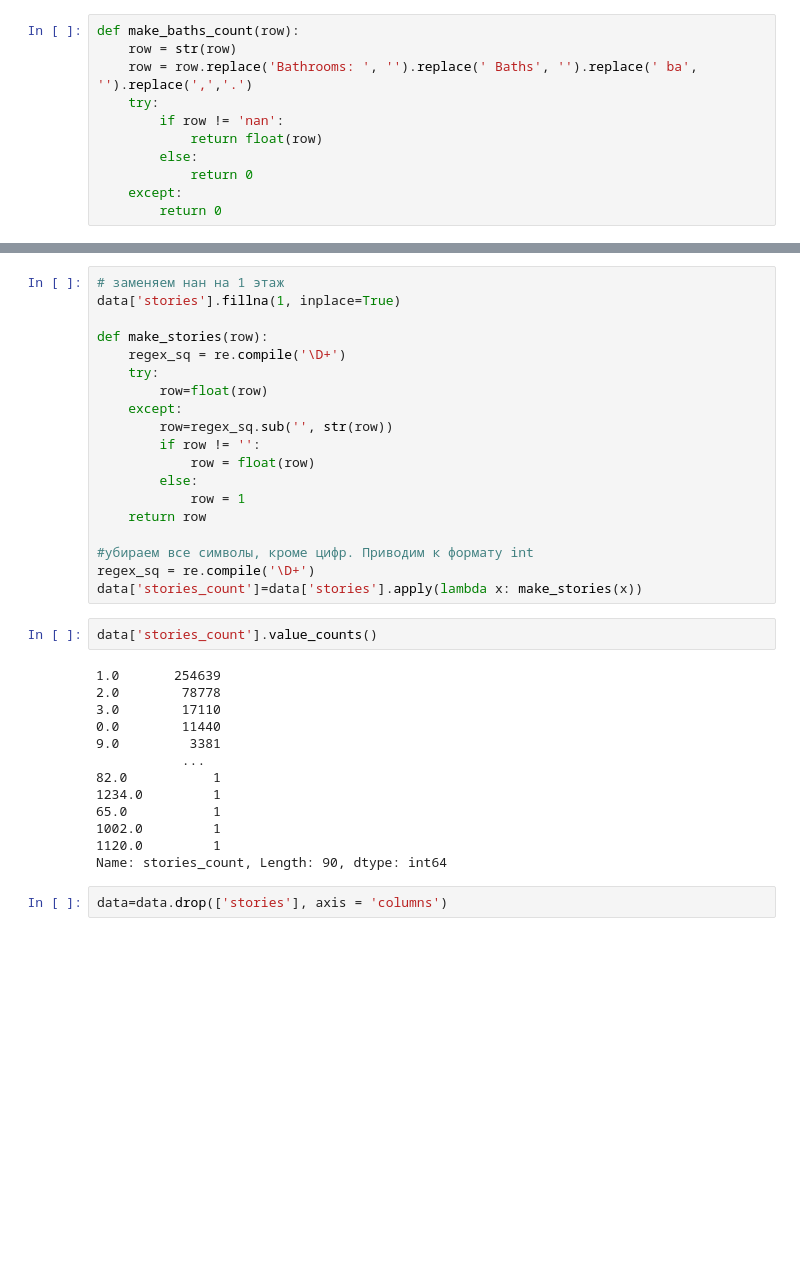
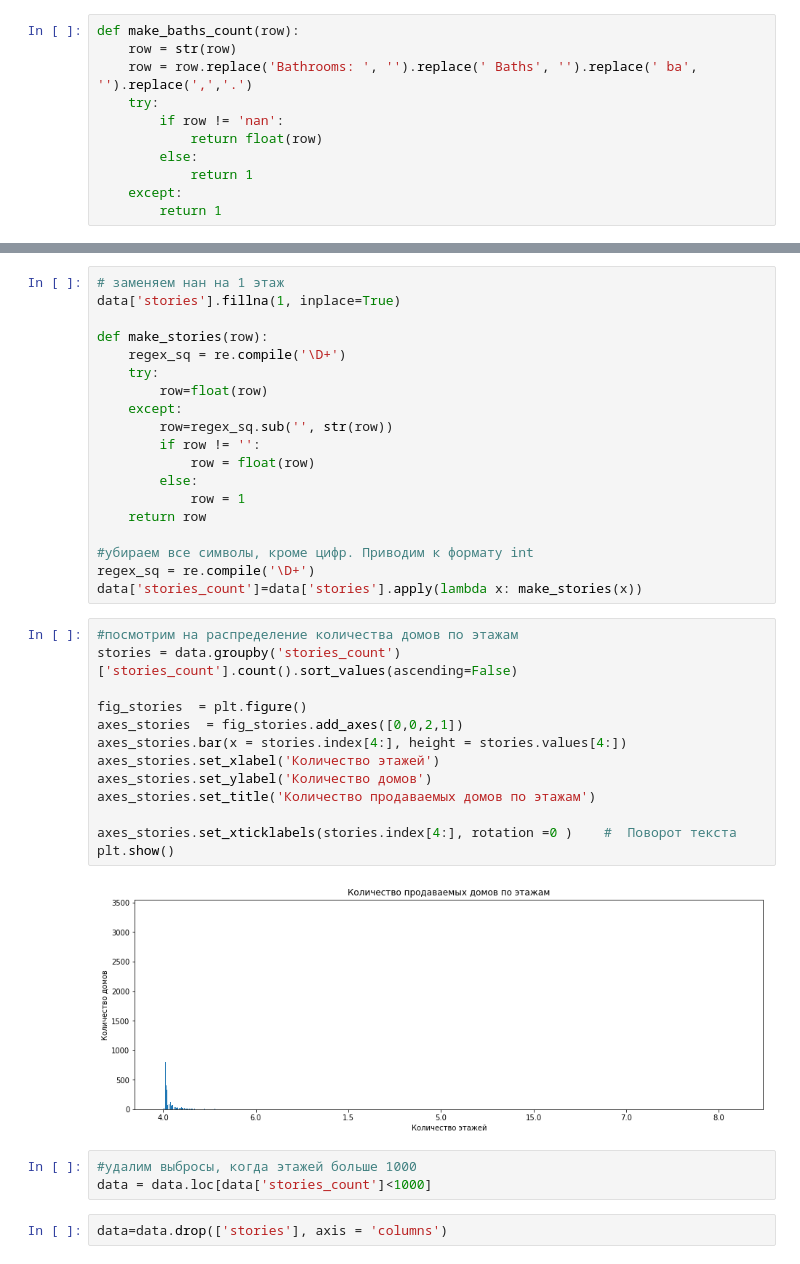
Before and after one commit to tashikk/SF_final_work, a Jupyter notebook: 1. Features.ipynb, the cells around one changed output, grey strips where cells are left out. Drawn from its saved outputs; the diff is of its cells as text; blank space fills up the shorter version.

```diff
--- a/1. Features.ipynb
+++ b/1. Features.ipynb
@@ -360,9 +386,9 @@ def make_baths_count(row):
         if row != 'nan':
             return float(row)
         else:
-            return 0
+            return 1
     except:
-        return 0
+        return 1
 # %%
 data['baths_count']=data['baths'].apply(lambda x: make_baths_count(x))
 # %%
@@ -753,20 +816,23 @@ def make_stories(row):
 #убираем все символы, кроме цифр. Приводим к формату int
 regex_sq = re.compile('\D+')
 data['stories_count']=data['stories'].apply(lambda x: make_stories(x))
-# %%
-data['stories_count'].value_counts()
-# %% [output]
-1.0       254639
-2.0        78778
-3.0        17110
-0.0        11440
-9.0         3381
-           ...
-82.0           1
-1234.0         1
-65.0           1
-1002.0         1
-1120.0         1
-Name: stories_count, Length: 90, dtype: int64
+# %%
+#посмотрим на распределение количества домов по этажам
+stories = data.groupby('stories_count')['stories_count'].count().sort_values(ascending=False)
+
+fig_stories  = plt.figure()
+axes_stories  = fig_stories.add_axes([0,0,2,1])
+axes_stories.bar(x = stories.index[4:], height = stories.values[4:])
+axes_stories.set_xlabel('Количество этажей')
+axes_stories.set_ylabel('Количество домов')
+axes_stories.set_title('Количество продаваемых домов по этажам')
+
+axes_stories.set_xticklabels(stories.index[4:], rotation =0 )    #  Поворот текста
+plt.show()
+# %% [output]
+[figure, added]
+# %%
+#удалим выбросы, когда этажей больше 1000
+data = data.loc[data['stories_count']<1000]
 # %%
 data=data.drop(['stories'], axis = 'columns')
```
Also changed, not shown: parts of 47 cells of this notebook, 4 other files.
